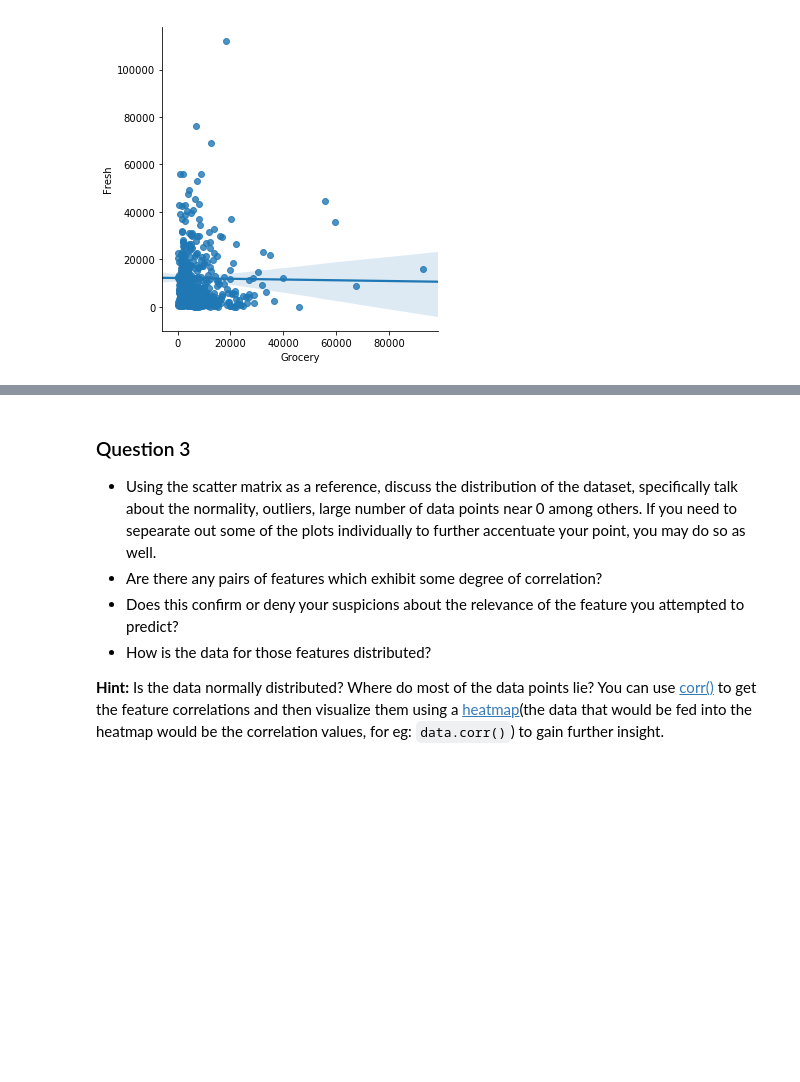
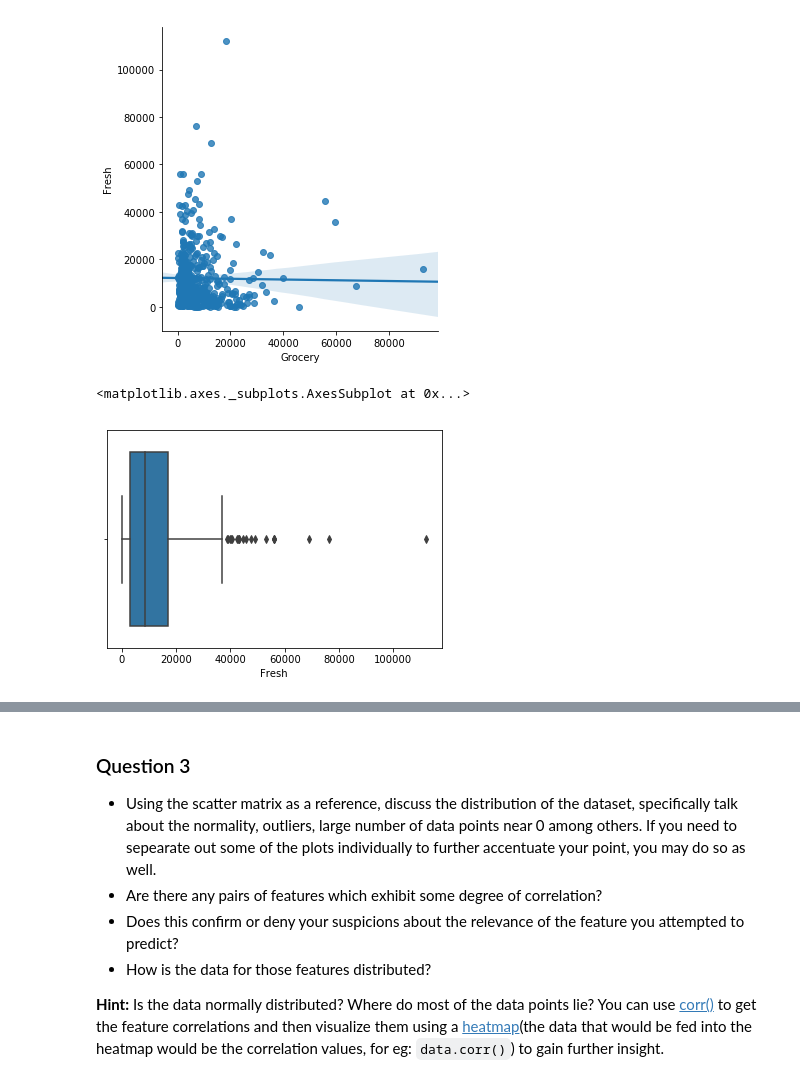
Before and after one commit to shobhit-upadhyaya/udacity_nano_degree, a Jupyter notebook: customer_segments/customer_segments.ipynb, the cells around one changed output, grey strips where cells are left out. Saved outputs shown, nothing was run; the diff lists cells and outputs as text; code cells hidden in the pictures; blank space fills up the shorter version.

```diff
--- a/customer_segments/customer_segments.ipynb
+++ b/customer_segments/customer_segments.ipynb
@@ -185,3 +185,8 @@ g = sns.lmplot(x="Frozen", y="Delicatessen", data=data, size=5)
 g = sns.lmplot(x="Grocery", y="Fresh", data=data, size=5)
 # %% [output]
 [figure]
+# %%
+sns.boxplot(data['Fresh'])
+# %% [output]
+<matplotlib.axes._subplots.AxesSubplot at 0x...>
+[figure, added]
```
Also changed, not shown: parts of 16 cells of this notebook.
